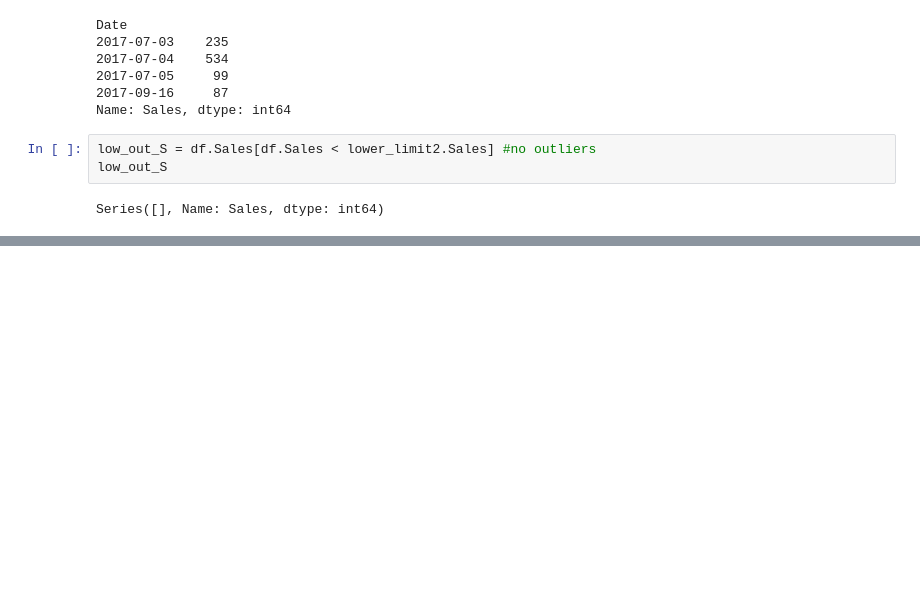
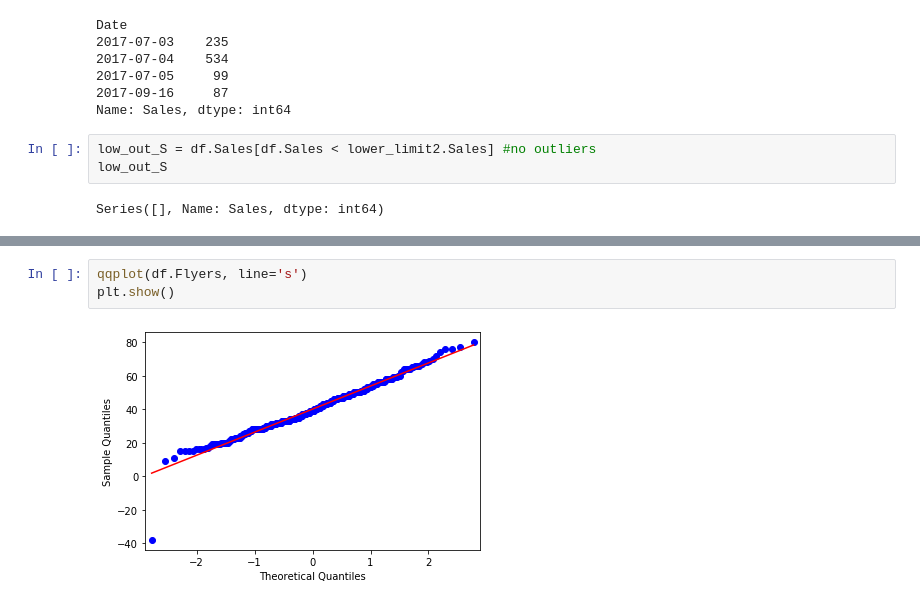
Before and after one commit to soslin/ds-methodologies-exercises, a Jupyter notebook: anomaly_detection/continuous_probabilistic_methods.ipynb, the cells around one changed output, grey strips where cells are left out. Saved outputs shown, nothing was run; the diff lists cells and outputs as text; blank space fills up the shorter version.

```diff
--- a/anomaly_detection/continuous_probabilistic_methods.ipynb
+++ b/anomaly_detection/continuous_probabilistic_methods.ipynb
@@ -234,0 +361,5 @@ Series([], Name: Sales, dtype: int64)
+# %%
+qqplot(df.Flyers, line='s')
+plt.show()
+# %% [output]
+[figure, added]
```
Also changed, not shown: parts of 34 cells of this notebook.
